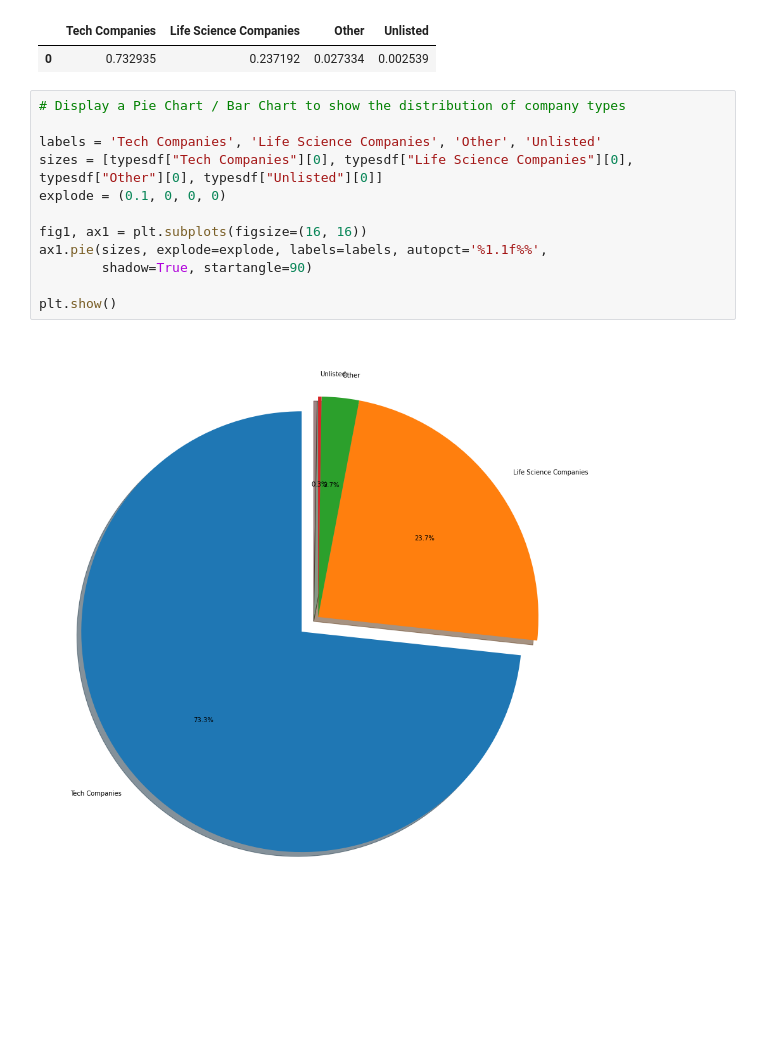
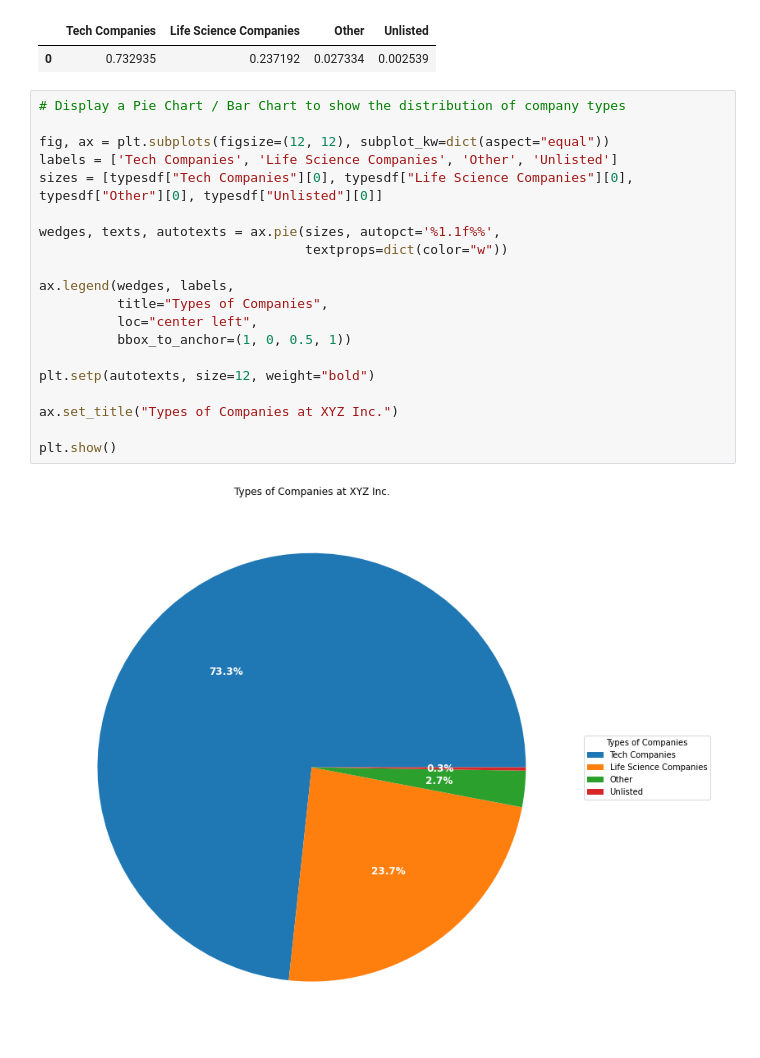
Before and after one commit to gianmillare/Enterprise-Data-Analysis, a Jupyter notebook: market_share_analysis.ipynb, the cells around one changed output. Saved outputs shown, nothing was run; the diff lists cells and outputs as text; blank space fills up the shorter version.

Commit message:
completed the reformatting of the pie chart for part 1

```diff
--- a/market_share_analysis.ipynb
+++ b/market_share_analysis.ipynb
@@ -131,14 +134,22 @@ typesdf.head()
 # %%
 # Display a Pie Chart / Bar Chart to show the distribution of company types
 
-labels = 'Tech Companies', 'Life Science Companies', 'Other', 'Unlisted'
+fig, ax = plt.subplots(figsize=(12, 12), subplot_kw=dict(aspect="equal"))
+labels = ['Tech Companies', 'Life Science Companies', 'Other', 'Unlisted']
 sizes = [typesdf["Tech Companies"][0], typesdf["Life Science Companies"][0], typesdf["Other"][0], typesdf["Unlisted"][0]]
-explode = (0.1, 0, 0, 0)
 
-fig1, ax1 = plt.subplots(figsize=(16, 16))
-ax1.pie(sizes, explode=explode, labels=labels, autopct='%1.1f%%',
-        shadow=True, startangle=90)
+wedges, texts, autotexts = ax.pie(sizes, autopct='%1.1f%%',
+                                  textprops=dict(color="w"))
+
+ax.legend(wedges, labels,
+          title="Types of Companies",
+          loc="center left",
+          bbox_to_anchor=(1, 0, 0.5, 1))
+
+plt.setp(autotexts, size=12, weight="bold")
+
+ax.set_title("Types of Companies at XYZ Inc.")
 
 plt.show()
 # %% [output]
-[figure, old version]
+[figure, new version]
```
Also changed, not shown: parts of 3 cells of this notebook.
